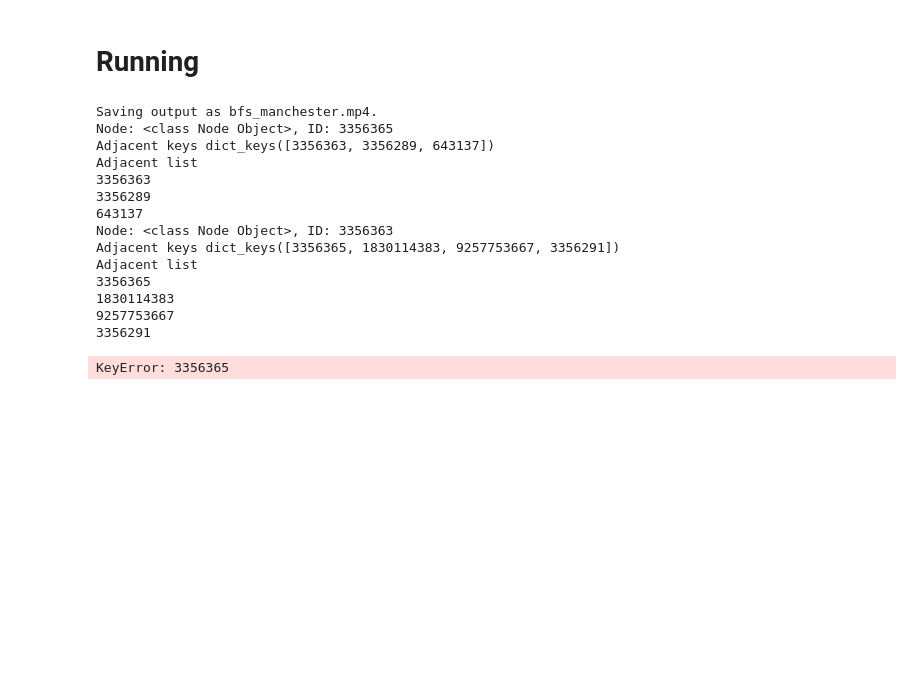
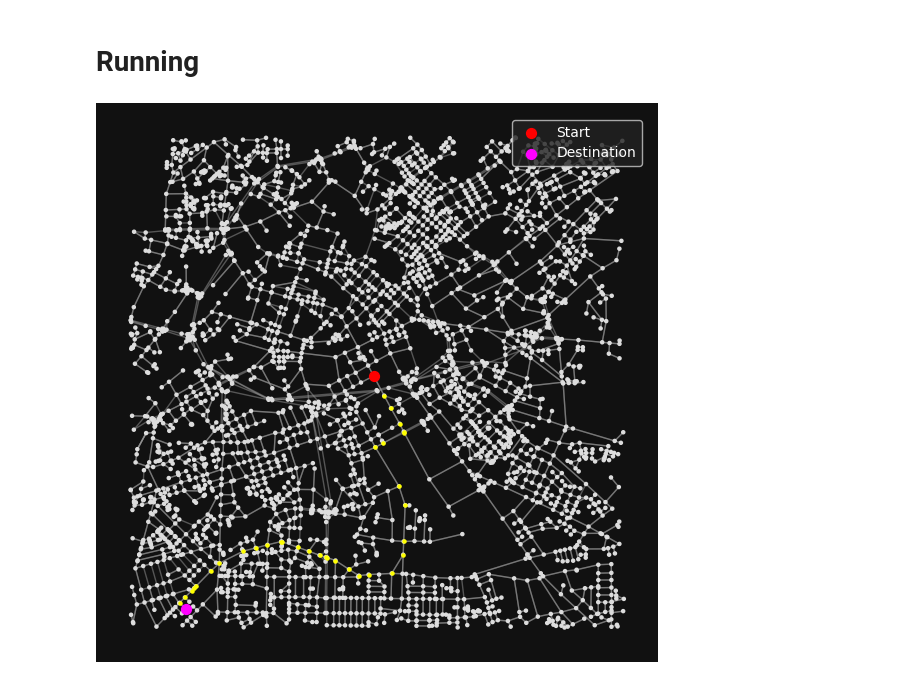
Before and after one commit to Hal609/AIP_map_search, a Jupyter notebook: map_search.ipynb, the cells around one changed output. Drawn from its saved outputs; the diff is of its cells as text; code cells hidden in the pictures; blank space fills up the shorter version.

Commit message:
Add final path

```diff
--- a/map_search.ipynb
+++ b/map_search.ipynb
@@ -27,10 +28,17 @@ gdf_nodes, gdf_edges = ox.graph_to_gdfs(G)
 # General Node Class
 # %%
 class Node():
-    def __init__(self, node_id, cost_to_reach=np.nan):
+    def __init__(self, node_id, cost_to_reach=np.nan, parent=None):
         self.node_id = node_id
         self.path_to_node = []
         self.cost_to_reach = cost_to_reach
+
+        self.parent = parent
+
+    def path_to(self):
+        if self.parent is None: return []
+
+        return self.parent.path_to() + [self.node_id]
 
     def __str__(self):
         return f"<class Node Object>, ID: {self.node_id}"
@@ -48,12 +56,6 @@ class Node():
         return hash(self.node_id)
 # %% [markdown]
 # Setup
-# %%
-# Start at the Dalton Building
-start_node = Node(ox.distance.nearest_nodes(G, Y=start_coords[0], X=start_coords[1]), cost_to_reach=0)
-
-# Destination
-destination_node = Node(ox.distance.nearest_nodes(G, Y=target_coords[0], X=target_coords[1]))
 # %%
 # Setup plot
 # ==========
@@ -87,7 +89,7 @@ node_index_map = {nodes[i]: i for i in range(num_points)}
 sizes = [10 for i in range(num_points)]
 colours = ["#FFFFFF" for i in range(num_points)]
 
-def update_graph_visuals(current_node, closed_set):
+def update_graph_visuals(current_node, closed_set, destination_node):
     '''
     Function to update the sizes and colours of the nodes in the graph.
     '''
@@ -105,9 +107,14 @@ def update_graph_visuals(current_node, closed_set):
     sizes[node_index_map[current_node]] = 50
     colours[node_index_map[current_node]] = "#FF0000"
 
-    # Update the sizes and colours of the nodes in the scatter plot.
-    scatter.set_sizes(sizes)
-    scatter.set_color(colours)
+    # Reorder sizes and colours to ensure destination is drawn last
+    destination_index = node_index_map[destination_node]
+    scatter.set_sizes(sizes[:destination_index] + sizes[destination_index+1:] + [sizes[destination_index]])
+    scatter.set_color(colours[:destination_index] + colours[destination_index+1:] + [colours[destination_index]])
+
+    # # Update the sizes and colours of the nodes in the scatter plot.
+    # scatter.set_sizes(sizes)
+    # scatter.set_color(colours)
 
     return scatter
 # %% [markdown]
@@ -168,26 +249,20 @@ class SearchClass:
 # %% [markdown]
 # Running
+# %%
+# Start at the Dalton Building
+start_node = Node(ox.distance.nearest_nodes(G, Y=start_coords[0], X=start_coords[1]), cost_to_reach=0)
+
+# Destination
+destination_node = random.choice(nodes)
 # %%
 searcher = SearchClass(start_node, destination_node)
+# %%
+searcher.run_search(search_type="bfs")
+# %% [output]
+[figure, added]
 # %%
-searcher.animate_search(search_type="bfs")
+# searcher.animate_search(search_type="bfs")
 # searcher.animate_search(search_type="dfs")
-# %% [output]
-Saving output as bfs_manchester.mp4.
-Node: <class Node Object>, ID: 3356365
-Adjacent keys dict_keys([3356363, 3356289, 643137])
-Adjacent list
-3356363
-3356289
-643137
-Node: <class Node Object>, ID: 3356363
-Adjacent keys dict_keys([3356365, 1830114383, 9257753667, 3356291])
-Adjacent list
-3356365
-1830114383
-9257753667
-3356291
-KeyError: 3356365
 # %% [markdown]
 <div style="display: flex;">
   <div style="flex: 50%;">
```
Also changed, not shown: parts of 6 cells of this notebook, 1 other file.
